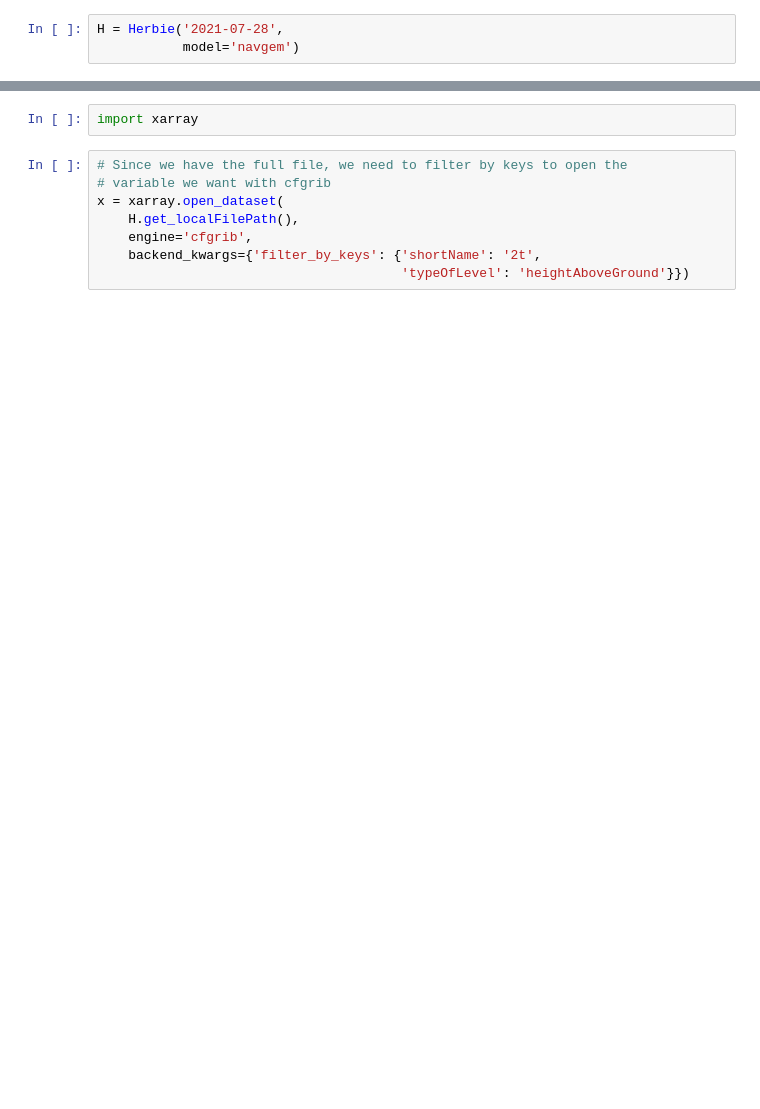
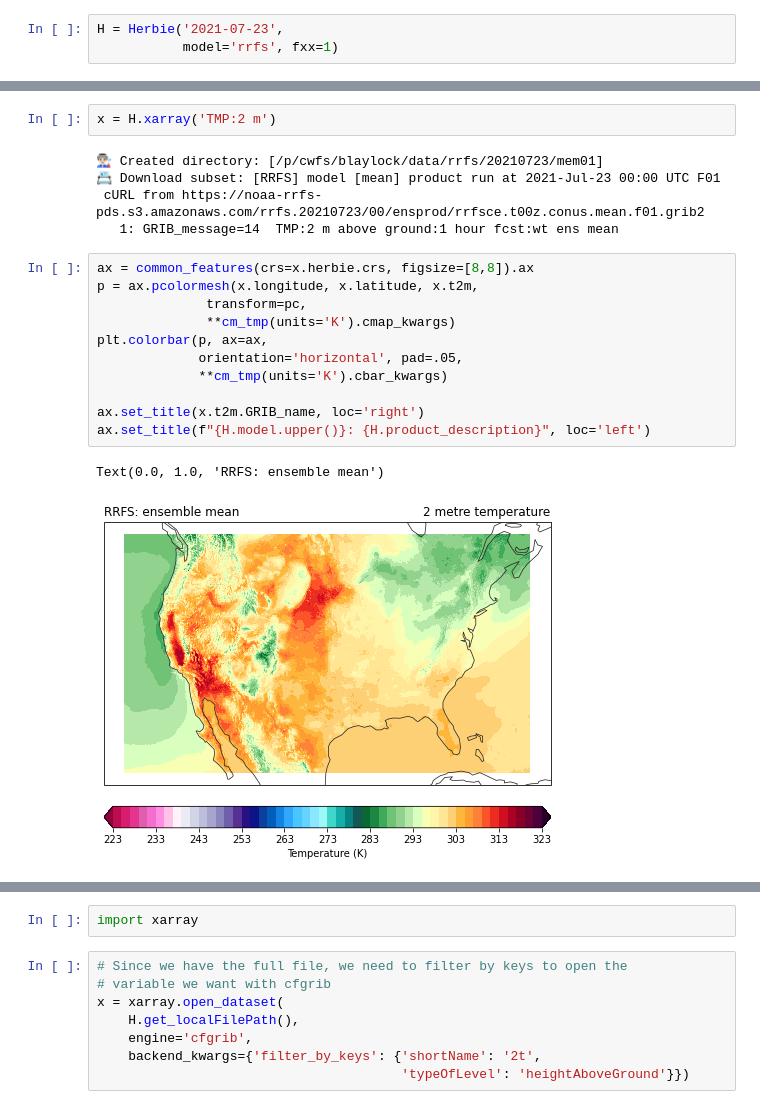
Before and after one commit to amotl/herbie-without-docs, a Jupyter notebook: docs/user_guide/notebooks/data_rrfs.ipynb, the cells around one changed output, grey strips where cells are left out. Drawn from its saved outputs; the diff is of its cells as text; blank space fills up the shorter version.

```diff
--- a/docs/user_guide/notebooks/data_rrfs.ipynb
+++ b/docs/user_guide/notebooks/data_rrfs.ipynb
@@ -13,6 +13,6 @@ from paint.standard2 import cm_tmp
 import matplotlib.pyplot as plt
 import cartopy.crs as ccrs
 # %%
-H = Herbie('2021-07-28',
-           model='navgem')
+H = Herbie('2021-07-23',
+           model='rrfs', fxx=1)
 # %% [output]
@@ -19,0 +25,21 @@ H = Herbie('2021-07-28',
+# %%
+x = H.xarray('TMP:2 m')
+# %% [output]
+👨🏻‍🏭 Created directory: [/p/cwfs/blaylock/data/rrfs/20210723/mem01]
+📇 Download subset: [RRFS] model [mean] product run at 2021-Jul-23 00:00 UTC F01
+ cURL from https://noaa-rrfs-pds.s3.amazonaws.com/rrfs.20210723/00/ensprod/rrfsce.t00z.conus.mean.f01.grib2
+   1: GRIB_message=14  TMP:2 m above ground:1 hour fcst:wt ens mean
+# %%
+ax = common_features(crs=x.herbie.crs, figsize=[8,8]).ax
+p = ax.pcolormesh(x.longitude, x.latitude, x.t2m,
+              transform=pc,
+              **cm_tmp(units='K').cmap_kwargs)
+plt.colorbar(p, ax=ax,
+             orientation='horizontal', pad=.05,
+             **cm_tmp(units='K').cbar_kwargs)
+
+ax.set_title(x.t2m.GRIB_name, loc='right')
+ax.set_title(f"{H.model.upper()}: {H.product_description}", loc='left')
+# %% [output]
+Text(0.0, 1.0, 'RRFS: ensemble mean')
+[figure, added]
```
Also changed, not shown: parts of 12 cells of this notebook, 4 other files.
